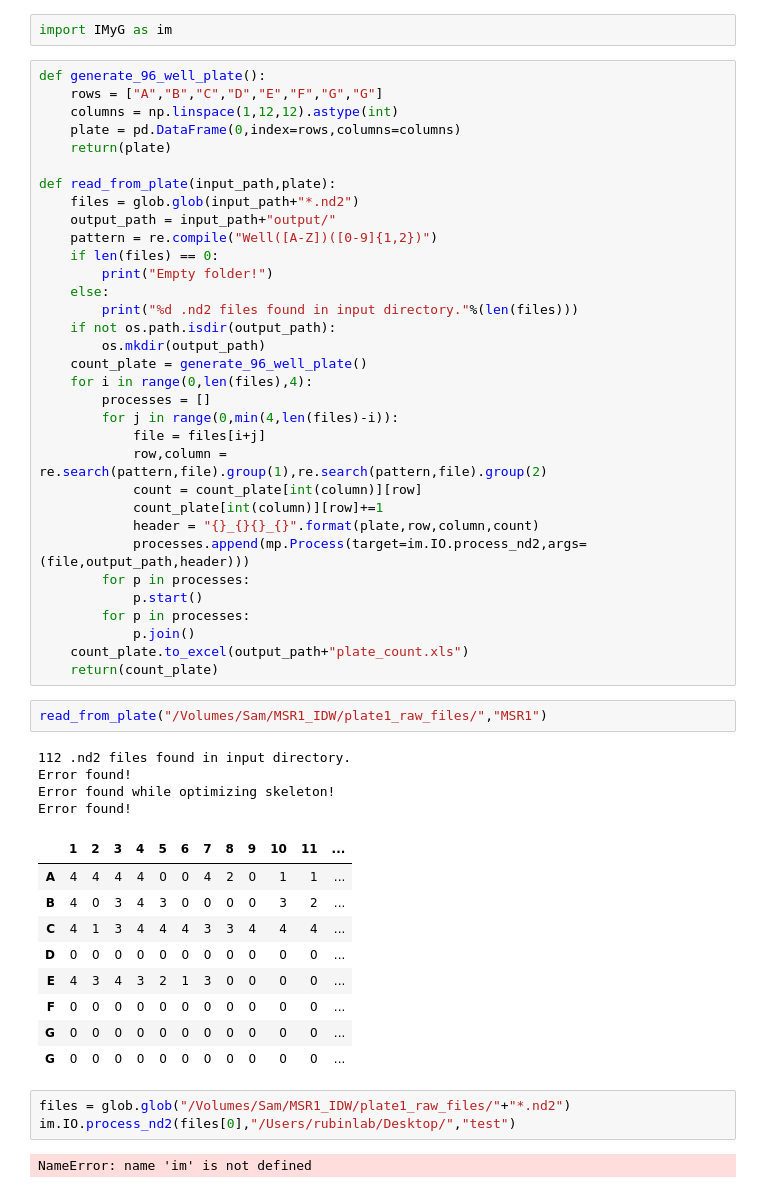
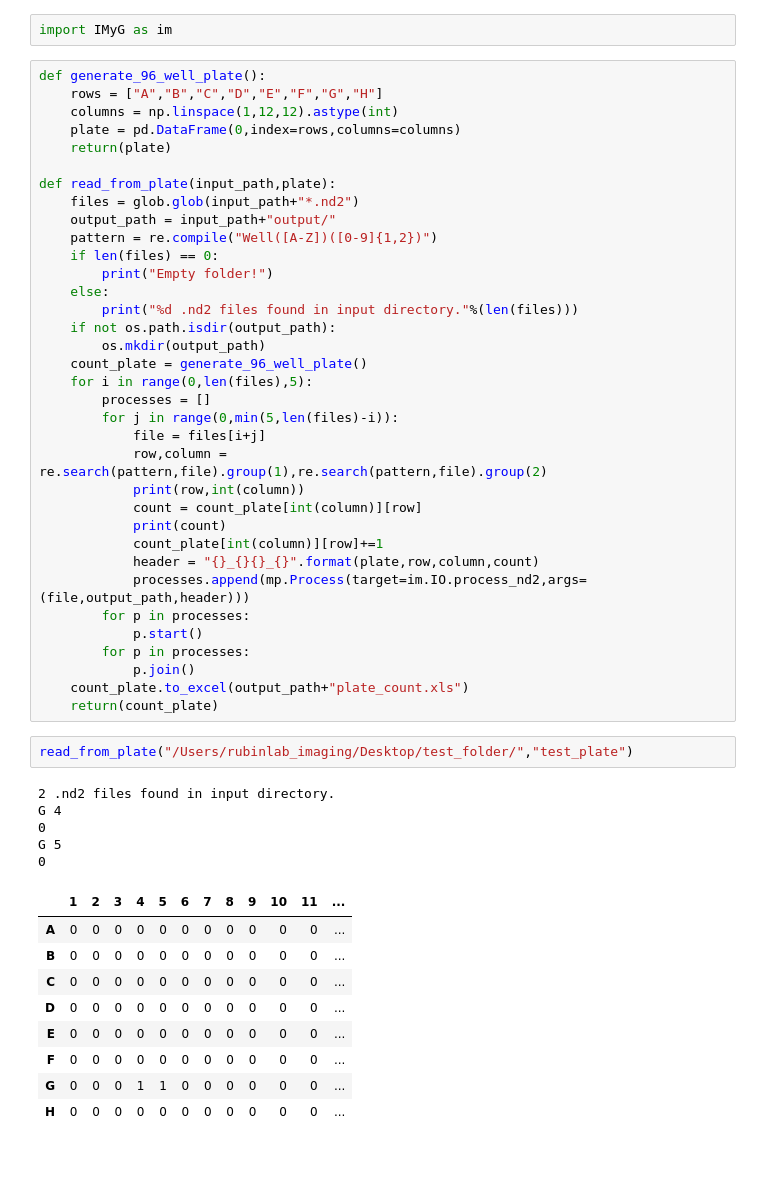
Before and after one commit to jzrolling/IMyG_2, a Jupyter notebook: Notebooks/MSR_20190930.ipynb, the cells around one changed output. Saved outputs shown, nothing was run; the diff lists cells and outputs as text; blank space fills up the shorter version.

Commit message:
jupyter notebook for processing msr data, updated 20191002

```diff
--- a/Notebooks/MSR_20190930.ipynb
+++ b/Notebooks/MSR_20190930.ipynb
@@ -17,7 +17,7 @@ cd ~/PycharmProjects/IMYG/venv/lib/python3.7/site-packages
 import IMyG as im
 # %%
 def generate_96_well_plate():
-    rows = ["A","B","C","D","E","F","G","G"]
+    rows = ["A","B","C","D","E","F","G","H"]
     columns = np.linspace(1,12,12).astype(int)
     plate = pd.DataFrame(0,index=rows,columns=columns)
     return(plate)
@@ -33,12 +33,14 @@ def read_from_plate(input_path,plate):
     if not os.path.isdir(output_path):
         os.mkdir(output_path)
     count_plate = generate_96_well_plate()
-    for i in range(0,len(files),4):
+    for i in range(0,len(files),5):
         processes = []
-        for j in range(0,min(4,len(files)-i)):
+        for j in range(0,min(5,len(files)-i)):
             file = files[i+j]
             row,column = re.search(pattern,file).group(1),re.search(pattern,file).group(2)
+            print(row,int(column))
             count = count_plate[int(column)][row]
+            print(count)
             count_plate[int(column)][row]+=1
             header = "{}_{}{}_{}".format(plate,row,column,count)
             processes.append(mp.Process(target=im.IO.process_nd2,args=(file,output_path,header)))
@@ -48,24 +50,20 @@ def read_from_plate(input_path,plate):
             p.join()
     count_plate.to_excel(output_path+"plate_count.xls")
     return(count_plate)
-# %%
-read_from_plate("/Volumes/Sam/MSR1_IDW/plate1_raw_files/","MSR1")
-# %% [output]
-112 .nd2 files found in input directory.
-Error found!
-Error found while optimizing skeleton!
-Error found!
-|  | 1 | 2 | 3 | 4 | 5 | 6 | 7 | 8 | 9 | 10 | 11 | ... |
-| A | 4 | 4 | 4 | 4 | 0 | 0 | 4 | 2 | 0 | 1 | 1 | ... |
-| B | 4 | 0 | 3 | 4 | 3 | 0 | 0 | 0 | 0 | 3 | 2 | ... |
-| C | 4 | 1 | 3 | 4 | 4 | 4 | 3 | 3 | 4 | 4 | 4 | ... |
-| D | 0 | 0 | 0 | 0 | 0 | 0 | 0 | 0 | 0 | 0 | 0 | ... |
-| E | 4 | 3 | 4 | 3 | 2 | 1 | 3 | 0 | 0 | 0 | 0 | ... |
-| F | 0 | 0 | 0 | 0 | 0 | 0 | 0 | 0 | 0 | 0 | 0 | ... |
-| G | 0 | 0 | 0 | 0 | 0 | 0 | 0 | 0 | 0 | 0 | 0 | ... |
-| G | 0 | 0 | 0 | 0 | 0 | 0 | 0 | 0 | 0 | 0 | 0 | ... |
-# %%
-files = glob.glob("/Volumes/Sam/MSR1_IDW/plate1_raw_files/"+"*.nd2")
-im.IO.process_nd2(files[0],"/Users/rubinlab/Desktop/","test")
-# %% [output]
-NameError: name 'im' is not defined
+# %%
+read_from_plate("/Users/rubinlab_imaging/Desktop/test_folder/","test_plate")
+# %% [output]
+2 .nd2 files found in input directory.
+G 4
+0
+G 5
+0
+|  | 1 | 2 | 3 | 4 | 5 | 6 | 7 | 8 | 9 | 10 | 11 | ... |
+| A | 0 | 0 | 0 | 0 | 0 | 0 | 0 | 0 | 0 | 0 | 0 | ... |
+| B | 0 | 0 | 0 | 0 | 0 | 0 | 0 | 0 | 0 | 0 | 0 | ... |
+| C | 0 | 0 | 0 | 0 | 0 | 0 | 0 | 0 | 0 | 0 | 0 | ... |
+| D | 0 | 0 | 0 | 0 | 0 | 0 | 0 | 0 | 0 | 0 | 0 | ... |
+| E | 0 | 0 | 0 | 0 | 0 | 0 | 0 | 0 | 0 | 0 | 0 | ... |
+| F | 0 | 0 | 0 | 0 | 0 | 0 | 0 | 0 | 0 | 0 | 0 | ... |
+| G | 0 | 0 | 0 | 1 | 1 | 0 | 0 | 0 | 0 | 0 | 0 | ... |
+| H | 0 | 0 | 0 | 0 | 0 | 0 | 0 | 0 | 0 | 0 | 0 | ... |
```
Also changed, not shown: parts of 12 cells of this notebook, 5 other files.
